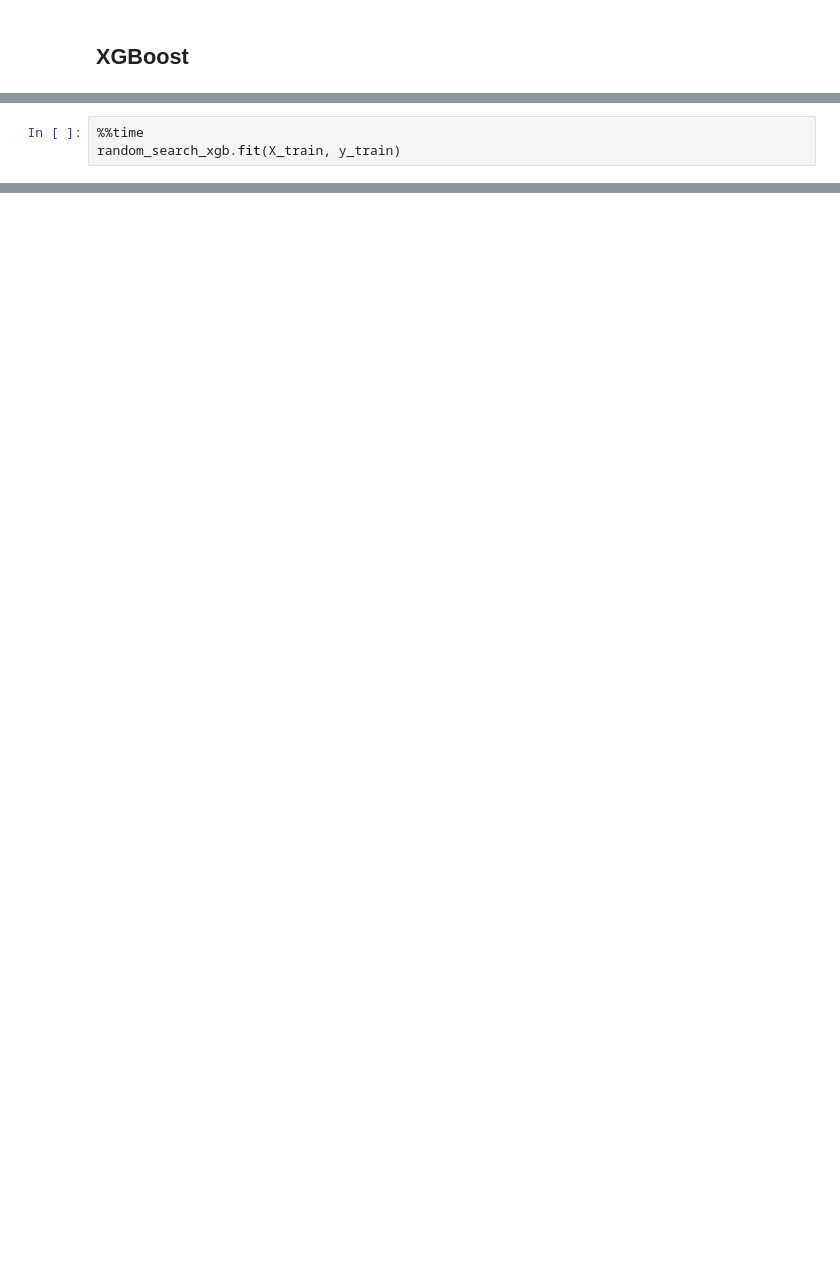
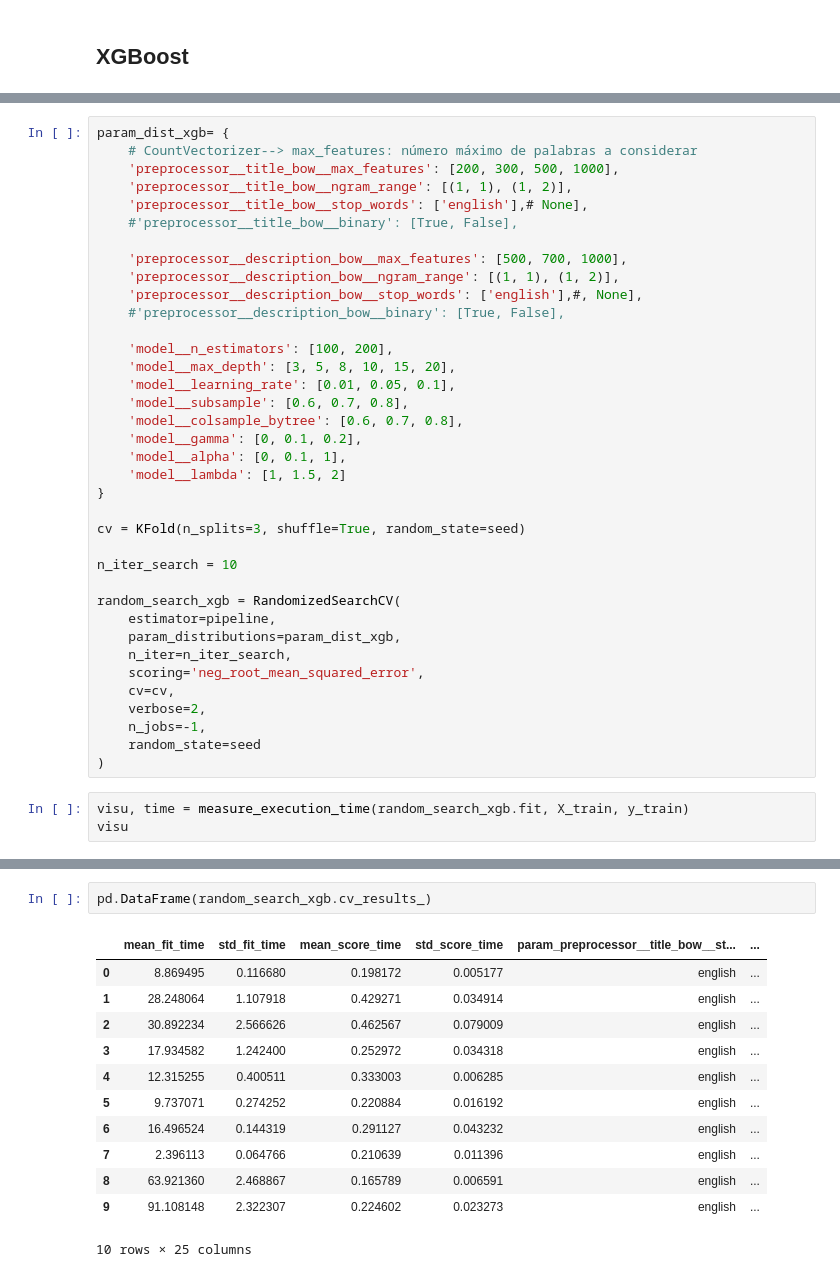
Before and after one commit to lcondoriz/TA047R-2C2024-GRUPO02, a Jupyter notebook: TP2/TA047R_TP2_GRUPO02_ENTREGA_N1.ipynb, the cells around one changed output, grey strips where cells are left out. Saved outputs shown, nothing was run; the diff lists cells and outputs as text; blank space fills up the shorter version.

```diff
--- a/TP2/TA047R_TP2_GRUPO02_ENTREGA_N1.ipynb
+++ b/TP2/TA047R_TP2_GRUPO02_ENTREGA_N1.ipynb
@@ -482,4 +646,41 @@ random_search_xgb = RandomizedSearchCV(
+# %%
+param_dist_xgb= {
+    # CountVectorizer--> max_features: número máximo de palabras a considerar
+    'preprocessor__title_bow__max_features': [200, 300, 500, 1000],
+    'preprocessor__title_bow__ngram_range': [(1, 1), (1, 2)],
+    'preprocessor__title_bow__stop_words': ['english'],# None],
+    #'preprocessor__title_bow__binary': [True, False],
+
+    'preprocessor__description_bow__max_features': [500, 700, 1000],
+    'preprocessor__description_bow__ngram_range': [(1, 1), (1, 2)],
+    'preprocessor__description_bow__stop_words': ['english'],#, None],
+    #'preprocessor__description_bow__binary': [True, False],
+
+    'model__n_estimators': [100, 200],
+    'model__max_depth': [3, 5, 8, 10, 15, 20],
+    'model__learning_rate': [0.01, 0.05, 0.1],
+    'model__subsample': [0.6, 0.7, 0.8],
+    'model__colsample_bytree': [0.6, 0.7, 0.8],
+    'model__gamma': [0, 0.1, 0.2],
+    'model__alpha': [0, 0.1, 1],
+    'model__lambda': [1, 1.5, 2]
+}
+
+cv = KFold(n_splits=3, shuffle=True, random_state=seed)
+
+n_iter_search = 10
+
+random_search_xgb = RandomizedSearchCV(
+    estimator=pipeline,
+    param_distributions=param_dist_xgb,
+    n_iter=n_iter_search,
+    scoring='neg_root_mean_squared_error',
+    cv=cv,
+    verbose=2,
+    n_jobs=-1,
+    random_state=seed
+)
 # %%
-%%time
-random_search_xgb.fit(X_train, y_train)
+visu, time = measure_execution_time(random_search_xgb.fit, X_train, y_train)
+visu
 # %% [output]
@@ -505,4 +706,19 @@ RandomizedSearchCV(cv=KFold(n_splits=5, random_state=42, shuffle=True),
                    verbose=2)
+# %%
+pd.DataFrame(random_search_xgb.cv_results_)
+# %% [output]
+|  | mean_fit_time | std_fit_time | mean_score_time | std_score_time | param_preprocessor__title_bow__st... | ... |
+| 0 | 8.869495 | 0.116680 | 0.198172 | 0.005177 | english | ... |
+| 1 | 28.248064 | 1.107918 | 0.429271 | 0.034914 | english | ... |
+| 2 | 30.892234 | 2.566626 | 0.462567 | 0.079009 | english | ... |
+| 3 | 17.934582 | 1.242400 | 0.252972 | 0.034318 | english | ... |
+| 4 | 12.315255 | 0.400511 | 0.333003 | 0.006285 | english | ... |
+| 5 | 9.737071 | 0.274252 | 0.220884 | 0.016192 | english | ... |
+| 6 | 16.496524 | 0.144319 | 0.291127 | 0.043232 | english | ... |
+| 7 | 2.396113 | 0.064766 | 0.210639 | 0.011396 | english | ... |
+| 8 | 63.921360 | 2.468867 | 0.165789 | 0.006591 | english | ... |
+| 9 | 91.108148 | 2.322307 | 0.224602 | 0.023273 | english | ... |
+10 rows × 25 columns
 # %%
 # Mejor RMSE y parámetros
 print(f'Mejor RMSE: {-random_search_xgb.best_score_}')  # Promedio de 5 scores (porque cv=5)
```
Also changed, not shown: parts of 56 cells of this notebook, 10 other files.
